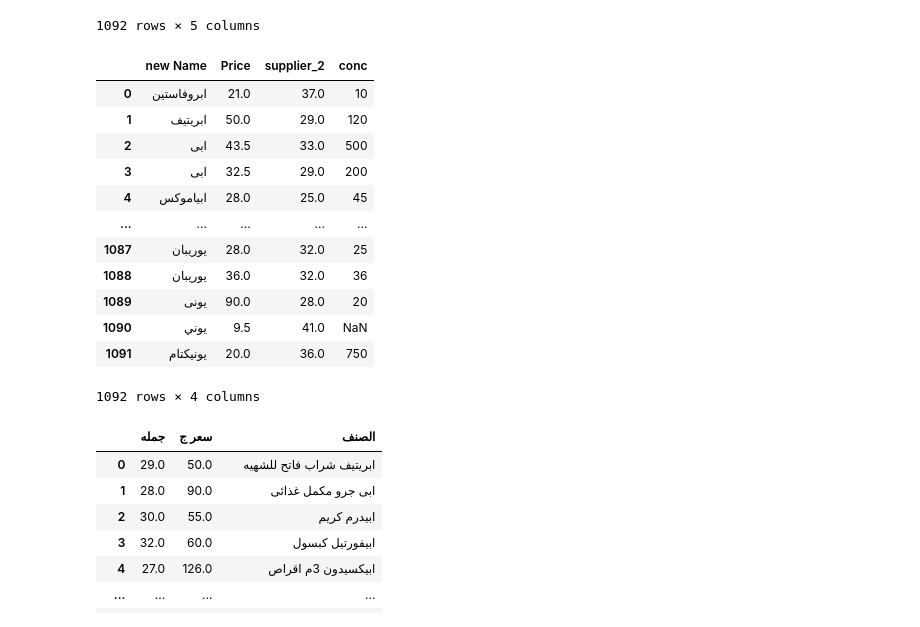
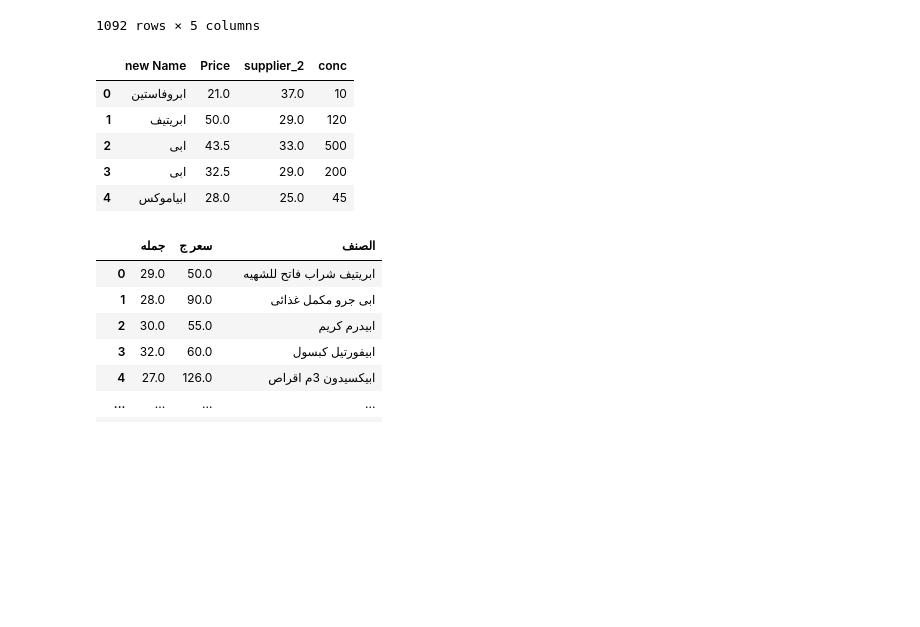
Before and after one commit to MohamadSafwat/Discount-Percentage, a Jupyter notebook: Discount Comparison.ipynb, the cells around one changed output. Cells and saved outputs as stored; diff of their text form; code cells hidden in the pictures; blank space fills up the shorter version.

```diff
--- a/Discount Comparison.ipynb
+++ b/Discount Comparison.ipynb
@@ -118,34 +104,27 @@ supplier_2
 # %%
 supplier_2.rename(columns = {supplier_2.columns[2] : 'Product ID',
                          supplier_2.columns[4] : 'Arabic Name',
                          supplier_2.columns[1] : 'Price',
                          supplier_2.columns[3] : 'Company',
                          supplier_2.columns[0] : 'supplier_2'}, inplace = True)
 
 
 supplier_2['new Name'] = supplier_2['Arabic Name'].str.split(" ").str[0]
 
 
 supplier_2['conc'] = supplier_2['Arabic Name'].str.extract('(\d+)')
 
 
 supplier_2 = supplier_2[['new Name','Price','supplier_2','conc']]
 
-supplier_2.head()
+supplier_2.head(5)
 # %% [output]
 |  | new Name | Price | supplier_2 | conc |
 | 0 | ابروفاستين | 21.0 | 37.0 | 10 |
 | 1 | ابريتيف | 50.0 | 29.0 | 120 |
 | 2 | ابى | 43.5 | 33.0 | 500 |
 | 3 | ابى | 32.5 | 29.0 | 200 |
 | 4 | ابياموكس | 28.0 | 25.0 | 45 |
-| ... | ... | ... | ... | ... |
-| 1087 | يوريبان | 28.0 | 32.0 | 25 |
-| 1088 | يوريبان | 36.0 | 32.0 | 36 |
-| 1089 | يونى | 90.0 | 28.0 | 20 |
-| 1090 | يوني | 9.5 | 41.0 | NaN |
-| 1091 | يونيكتام | 20.0 | 36.0 | 750 |
-1092 rows × 4 columns
 # %%
 supplier_3 = pd.read_excel(r'excel files/supplier3.xlsx')
 supplier_3
```
Also changed, not shown: parts of 13 cells of this notebook.
